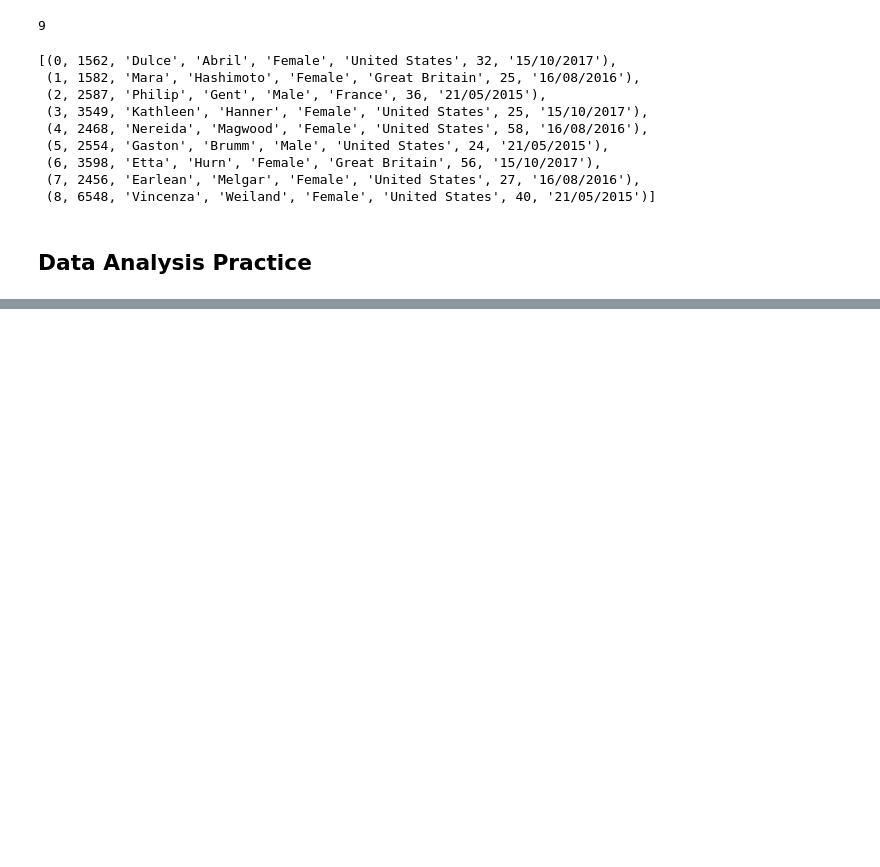
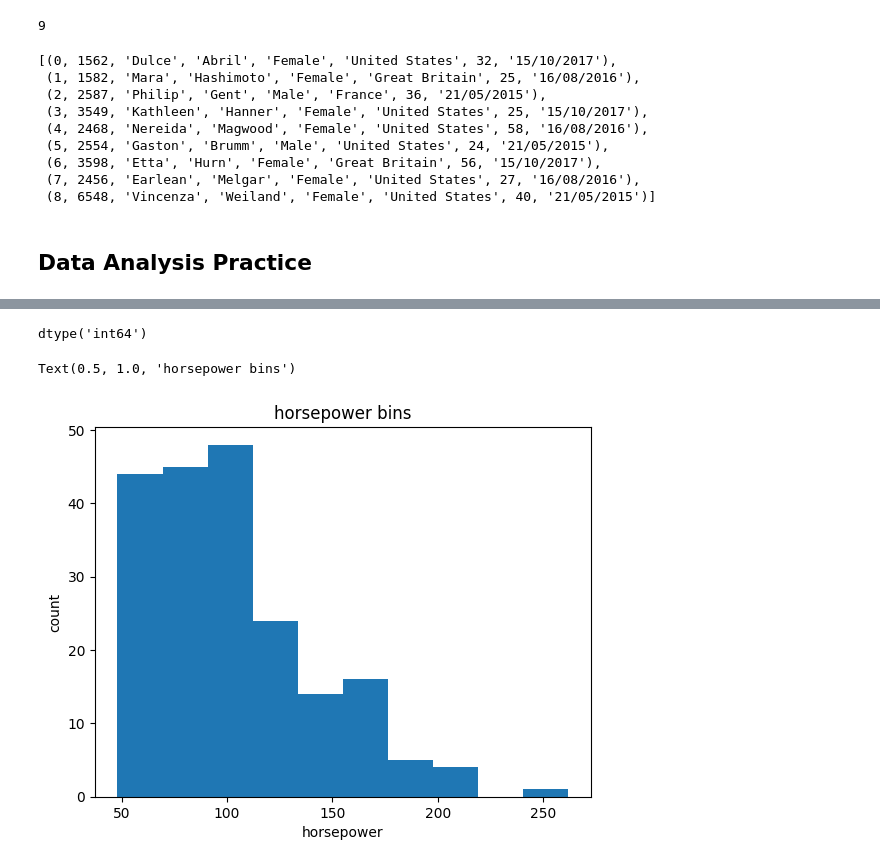
Before and after one commit to Yasir-4/data-science-practice, a Jupyter notebook: practice_2.ipynb, the cells around one changed output, grey strips where cells are left out. Saved outputs shown, nothing was run; the diff lists cells and outputs as text; code cells hidden in the pictures; blank space fills up the shorter version.

```diff
--- a/practice_2.ipynb
+++ b/practice_2.ipynb
@@ -2922,0 +3397,2 @@ conn.close()
+# %%
+used_cars_df[["normalized-losses", "price"]] = used_cars_df[["normalized-losses", "price"]].astype("int")
@@ -2922,0 +3419,3 @@ conn.close()
+# %%
+used_cars_df["city-L/100km"] = 235/used_cars_df["city-mpg"]
+used_cars_df.head()
@@ -2922,0 +3430,3 @@ conn.close()
+# %%
+used_cars_df["highway-L/100km"] = 235/used_cars_df["highway-mpg"]
+used_cars_df.head()
@@ -2922,0 +3481,13 @@ conn.close()
+# %%
+used_cars_df["horsepower"] = used_cars_df["horsepower"].astype("int", copy=True)
+used_cars_df["horsepower"].dtype
+# %% [output]
+dtype('int64')
+# %%
+plt.hist(used_cars_df["horsepower"])
+plt.xlabel("horsepower")
+plt.ylabel("count")
+plt.title("horsepower bins")
+# %% [output]
+Text(0.5, 1.0, 'horsepower bins')
+[figure, added]
```
Also changed, not shown: parts of 47 cells of this notebook.
